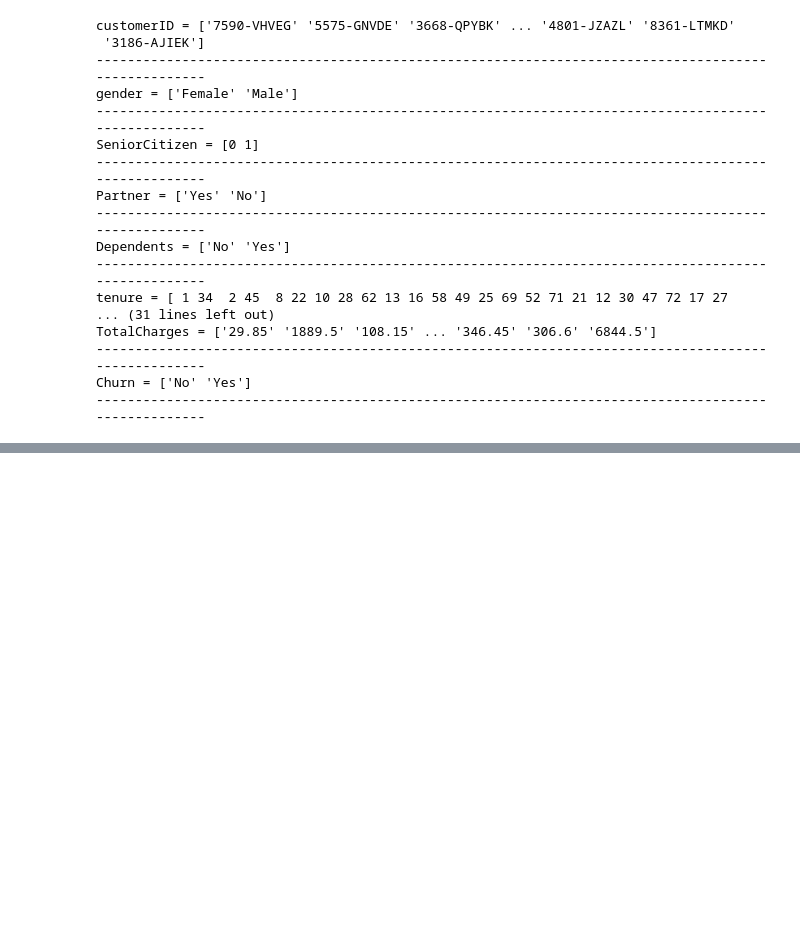
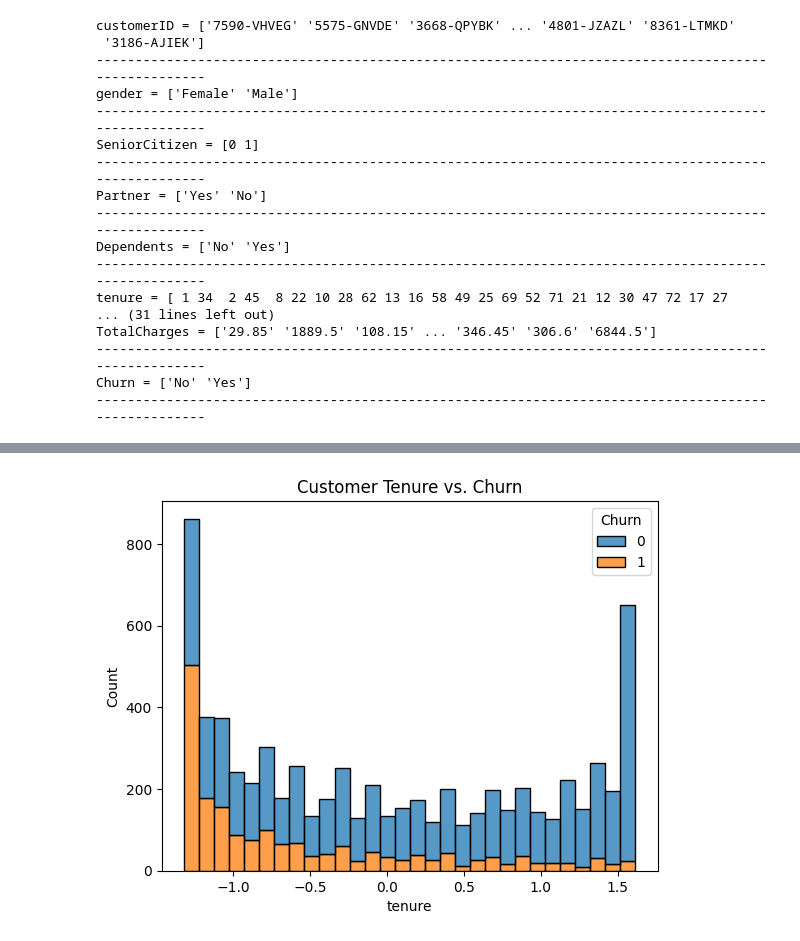
Before and after one commit to EbEmad/churn-mlops, a Jupyter notebook: notebooks/test.ipynb, the cells around one changed output, grey strips where cells are left out. Cells and saved outputs as stored; diff of their text form; code cells hidden in the pictures; blank space fills up the shorter version.

```diff
--- a/notebooks/test.ipynb
+++ b/notebooks/test.ipynb
@@ -79,0 +215,7 @@ Churn = ['No' 'Yes']
+# %%
+# Customer Tenure Vs Churn
+sns.histplot(data=df, x='tenure', hue='Churn', multiple='stack', bins=30)
+plt.title("Customer Tenure vs. Churn")
+plt.show()
+# %% [output]
+[figure, added]
```
Also changed, not shown: parts of 17 cells of this notebook, 6 other files.
